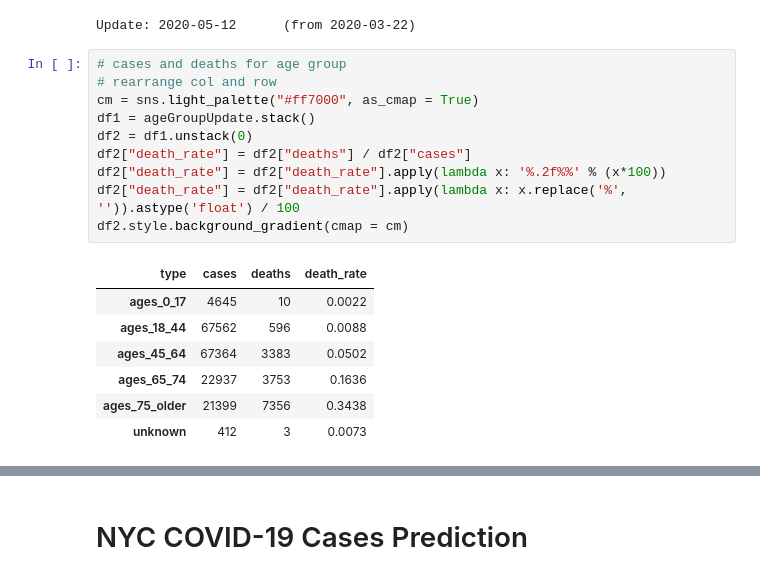
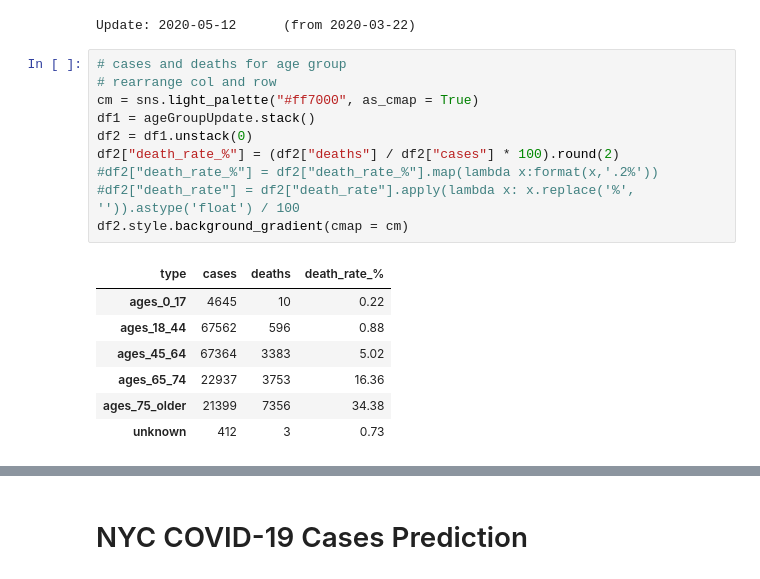
Before and after one commit to ArcZz/Nyc_Cov19_project, a Jupyter notebook: Part_1.ipynb, the cells around one changed output, grey strips where cells are left out. Cells and saved outputs as stored; diff of their text form.

```diff
--- a/Part_1.ipynb
+++ b/Part_1.ipynb
@@ -314,18 +314,18 @@ Update: 2020-05-12      (from 2020-03-22)
 # %%
 # cases and deaths for age group
 # rearrange col and row
 cm = sns.light_palette("#ff7000", as_cmap = True)
 df1 = ageGroupUpdate.stack()
 df2 = df1.unstack(0)
-df2["death_rate"] = df2["deaths"] / df2["cases"]
-df2["death_rate"] = df2["death_rate"].apply(lambda x: '%.2f%%' % (x*100))
-df2["death_rate"] = df2["death_rate"].apply(lambda x: x.replace('%', '')).astype('float') / 100
+df2["death_rate_%"] = (df2["deaths"] / df2["cases"] * 100).round(2)
+#df2["death_rate_%"] = df2["death_rate_%"].map(lambda x:format(x,'.2%'))
+#df2["death_rate"] = df2["death_rate"].apply(lambda x: x.replace('%', '')).astype('float') / 100
 df2.style.background_gradient(cmap = cm)
 # %% [output]
-| type | cases | deaths | death_rate |
-| ages_0_17 | 4645 | 10 | 0.0022 |
-| ages_18_44 | 67562 | 596 | 0.0088 |
-| ages_45_64 | 67364 | 3383 | 0.0502 |
-| ages_65_74 | 22937 | 3753 | 0.1636 |
-| ages_75_older | 21399 | 7356 | 0.3438 |
-| unknown | 412 | 3 | 0.0073 |
+| type | cases | deaths | death_rate_% |
+| ages_0_17 | 4645 | 10 | 0.22 |
+| ages_18_44 | 67562 | 596 | 0.88 |
+| ages_45_64 | 67364 | 3383 | 5.02 |
+| ages_65_74 | 22937 | 3753 | 16.36 |
+| ages_75_older | 21399 | 7356 | 34.38 |
+| unknown | 412 | 3 | 0.73 |
```
Also changed, not shown: parts of 1 cell of this notebook, 2 other files.
